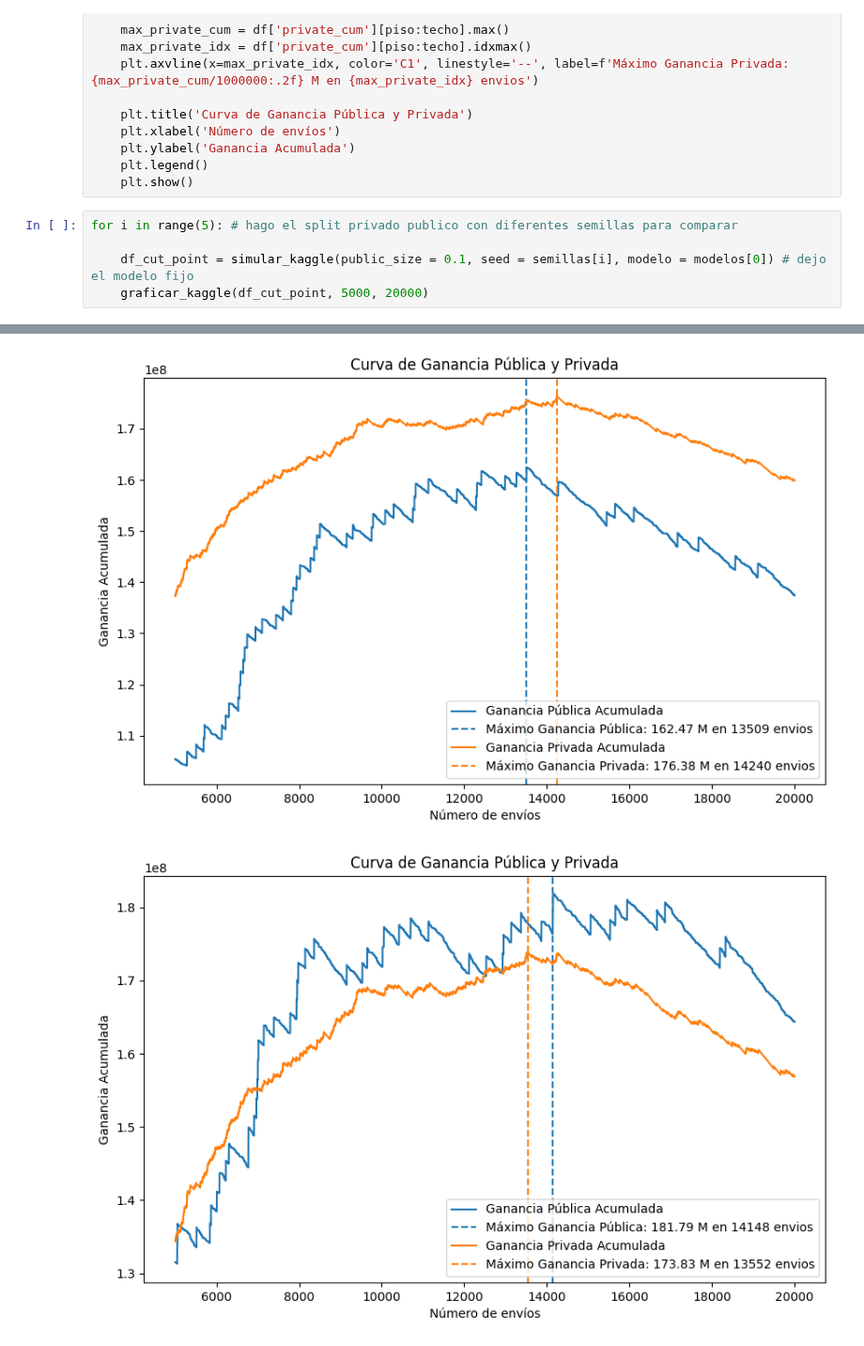
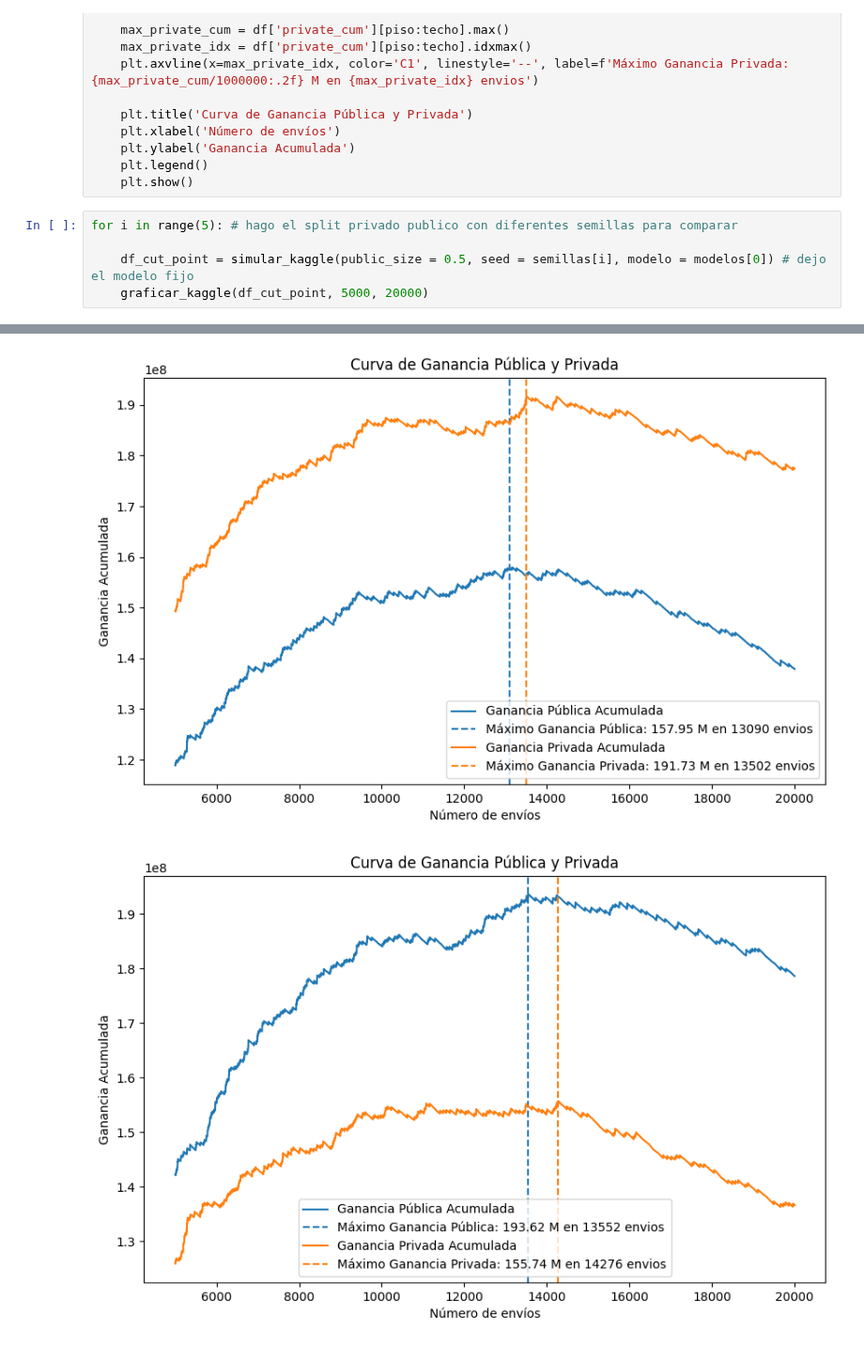
Before and after one commit to eanegrin/dmeyf2024, a Jupyter notebook: competencia_3/model_v03/j8_test.ipynb, the cells around one changed output, grey strips where cells are left out. Shown at 94% size. Saved outputs shown, nothing was run; the diff lists cells and outputs as text.

```diff
--- a/competencia_3/model_v03/j8_test.ipynb
+++ b/competencia_3/model_v03/j8_test.ipynb
@@ -212,6 +221,6 @@ def graficar_kaggle(df, piso, techo):
 # %%
 for i in range(5): # hago el split privado publico con diferentes semillas para comparar
 
-    df_cut_point = simular_kaggle(public_size = 0.1, seed = semillas[i], modelo = modelos[0]) # dejo el modelo fijo
+    df_cut_point = simular_kaggle(public_size = 0.5, seed = semillas[i], modelo = modelos[0]) # dejo el modelo fijo
     graficar_kaggle(df_cut_point, 5000, 20000)
 # %% [output]
@@ -220,2 +229,2 @@ for i in range(5): # hago el split privado publico con diferentes semillas para
-[figure, old version]
+[figure, new version]
-[figure, old version]
+[figure, new version]
```
Also changed, not shown: parts of 2 cells of this notebook, 2 other files.
